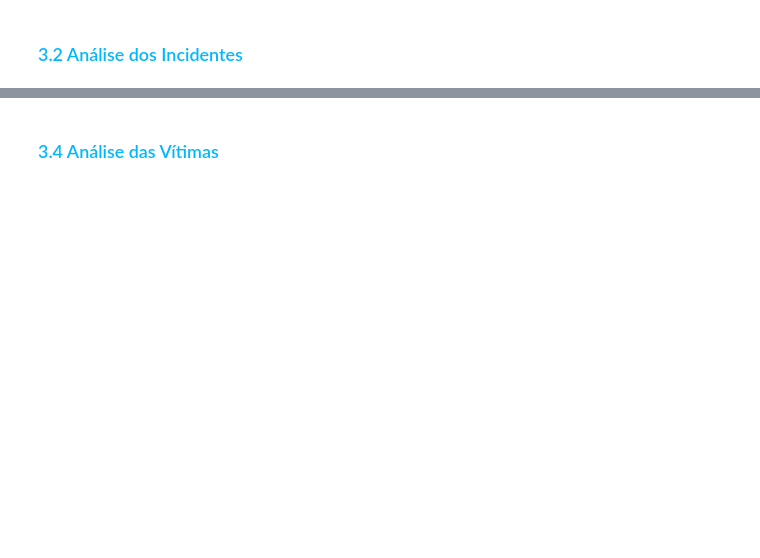
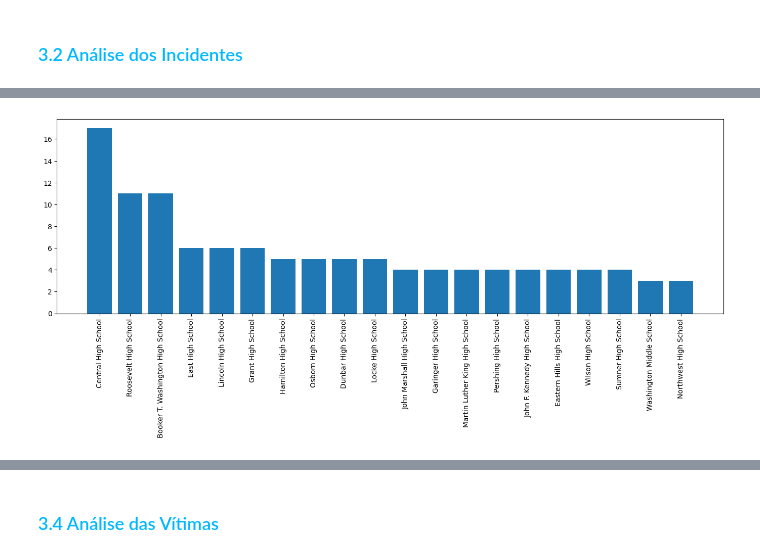
Before and after one commit to theBlueNautilus/gunviolence, a Jupyter notebook: Violência_Escolar.ipynb, the cells around one changed output, grey strips where cells are left out. Cells and saved outputs as stored; diff of their text form; code cells hidden in the pictures; blank space fills up the shorter version.

```diff
--- a/Violência_Escolar.ipynb
+++ b/Violência_Escolar.ipynb
@@ -58,0 +114,8 @@ Realizar análise do dataset, mostrar série histórica, trazer visualizações,
+# %%
+escola20 = df_incid['School'].value_counts().head(20)
+fig = plt.figure(figsize=(17, 5))
+plt.bar(escola20.index, escola20.values)
+plt.xticks(rotation=90)
+plt.show()
+# %% [output]
+[figure, added]
```
Also changed, not shown: parts of 15 cells of this notebook.
